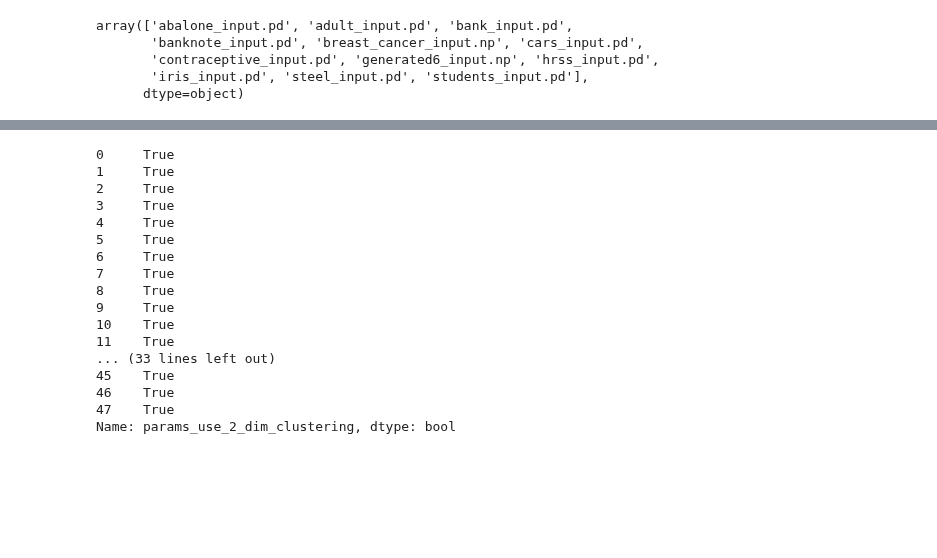
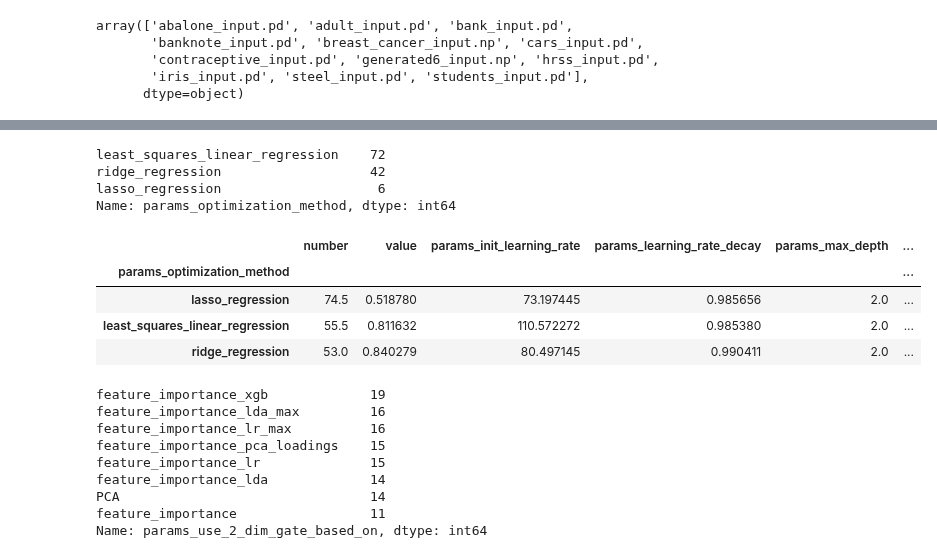
Before and after one commit to simsal0r/mixture-of-decision-trees, a Jupyter notebook: benchmarks/analysis_ex1_hyperparameters.ipynb, the cells around one changed output, grey strips where cells are left out. Drawn from its saved outputs; the diff is of its cells as text; code cells hidden in the pictures; blank space fills up the shorter version.

Commit message:
Results of Experiment 1 with d=2, e=3, 2D gate

```diff
--- a/benchmarks/analysis_ex1_hyperparameters.ipynb
+++ b/benchmarks/analysis_ex1_hyperparameters.ipynb
@@ -116,21 +133,28 @@ feature_importance_lda             3
 Name: params_use_2_dim_gate_based_on, dtype: int64
-# %%
-df["params_use_2_dim_clustering"]
-# %% [output]
-0     True
-1     True
-2     True
-3     True
-4     True
-5     True
-6     True
-7     True
-8     True
-9     True
-10    True
-11    True
-... (33 lines left out)
-45    True
-46    True
-47    True
-Name: params_use_2_dim_clustering, dtype: bool
+# %%
+df_best["params_optimization_method"].value_counts()
+# %% [output]
+least_squares_linear_regression    72
+ridge_regression                   42
+lasso_regression                    6
+Name: params_optimization_method, dtype: int64
+# %%
+df_best.groupby(["params_optimization_method"]).median()
+# %% [output]
+|  | number | value | params_init_learning_rate | params_learning_rate_decay | params_max_depth | ... |
+| params_optimization_method |  |  |  |  |  | ... |
+| lasso_regression | 74.5 | 0.518780 | 73.197445 | 0.985656 | 2.0 | ... |
+| least_squares_linear_regression | 55.5 | 0.811632 | 110.572272 | 0.985380 | 2.0 | ... |
+| ridge_regression | 53.0 | 0.840279 | 80.497145 | 0.990411 | 2.0 | ... |
+# %%
+df_best["params_use_2_dim_gate_based_on"].value_counts()
+# %% [output]
+feature_importance_xgb             19
+feature_importance_lda_max         16
+feature_importance_lr_max          16
+feature_importance_pca_loadings    15
+feature_importance_lr              15
+feature_importance_lda             14
+PCA                                14
+feature_importance                 11
+Name: params_use_2_dim_gate_based_on, dtype: int64
```
Also changed, not shown: parts of 6 cells of this notebook, 3 other files.
